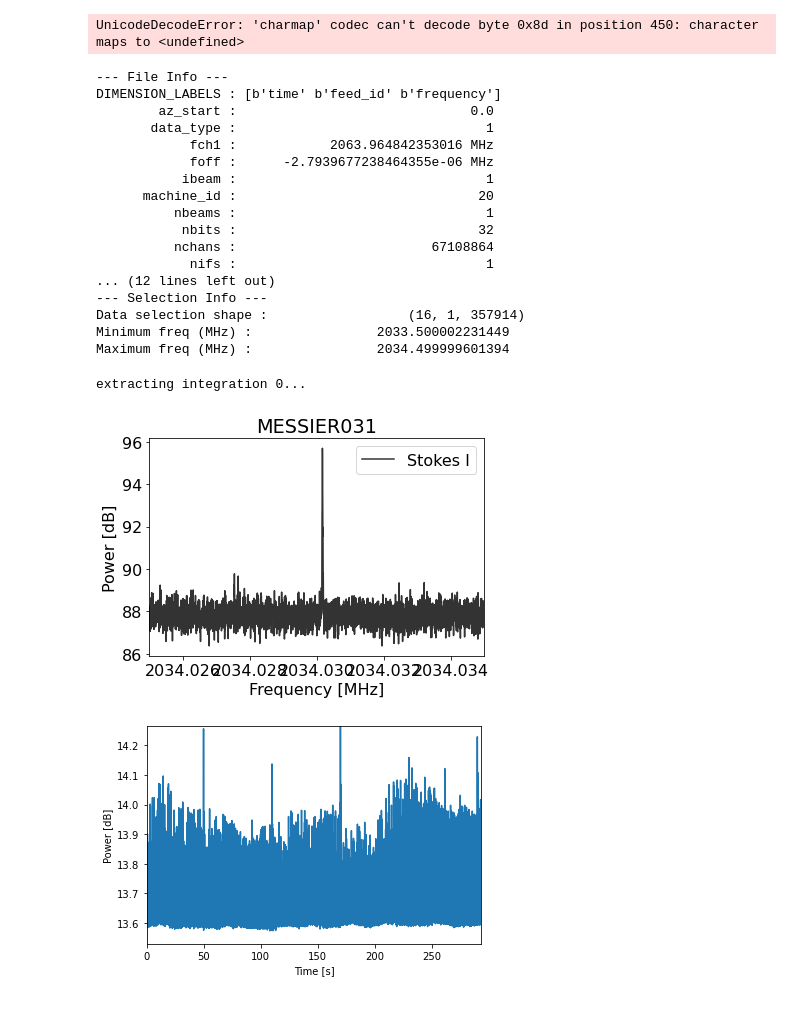
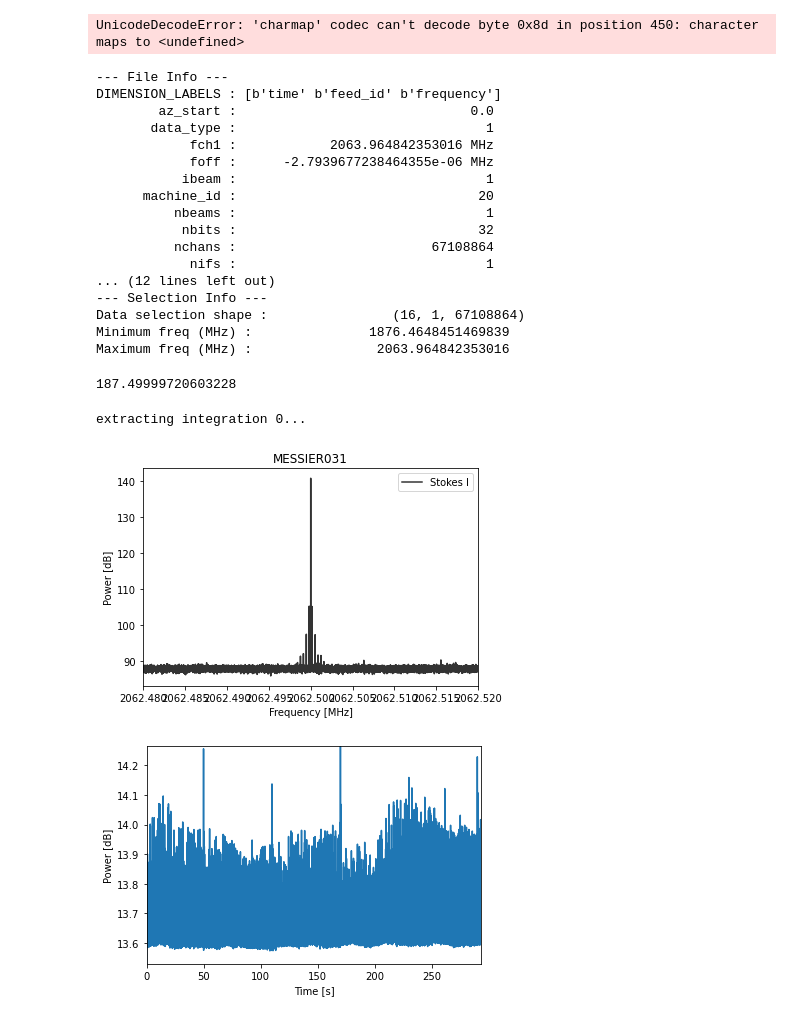
Before and after one commit to bjacobell/gbt-hdbscan, a Jupyter notebook: blimpy_test.ipynb, the cells around one changed output. Saved outputs shown, nothing was run; the diff lists cells and outputs as text; code cells hidden in the pictures.

```diff
--- a/blimpy_test.ipynb
+++ b/blimpy_test.ipynb
@@ -33,7 +34,7 @@ for file in files:
 # %% [output]
 UnicodeDecodeError: 'charmap' codec can't decode byte 0x8d in position 450: character maps to <undefined>
 # %%
-fb = bl.Waterfall(files[0], f_start = 2033.5, f_stop = 2034.5)
+fb = bl.Waterfall(files[0])
 dat = fb.data
 fb.info()
 # %% [output]
@@ -51,14 +52,18 @@ DIMENSION_LABELS : [b'time' b'feed_id' b'frequency']
             nifs :                                1
 ... (12 lines left out)
 --- Selection Info ---
-Data selection shape :                  (16, 1, 357914)
-Minimum freq (MHz) :                2033.500002231449
-Maximum freq (MHz) :                2034.499999601394
+Data selection shape :                (16, 1, 67108864)
+Minimum freq (MHz) :               1876.4648451469839
+Maximum freq (MHz) :                2063.964842353016
+# %%
+2063.964842353016 - 1876.4648451469839
+# %% [output]
+187.49999720603228
 # %%
-fb.plot_spectrum(f_start=2034.025, f_stop=2034.035, logged=True)
+fb.plot_spectrum(f_start=2062.48, f_stop = 2062.52, logged=True)
 # %% [output]
 extracting integration 0...
-[figure, old version]
+[figure, new version]
 # %%
 fb.plot_time_series()
 # %% [output]
```
Also changed, not shown: parts of 2 cells of this notebook, 3 other files.
